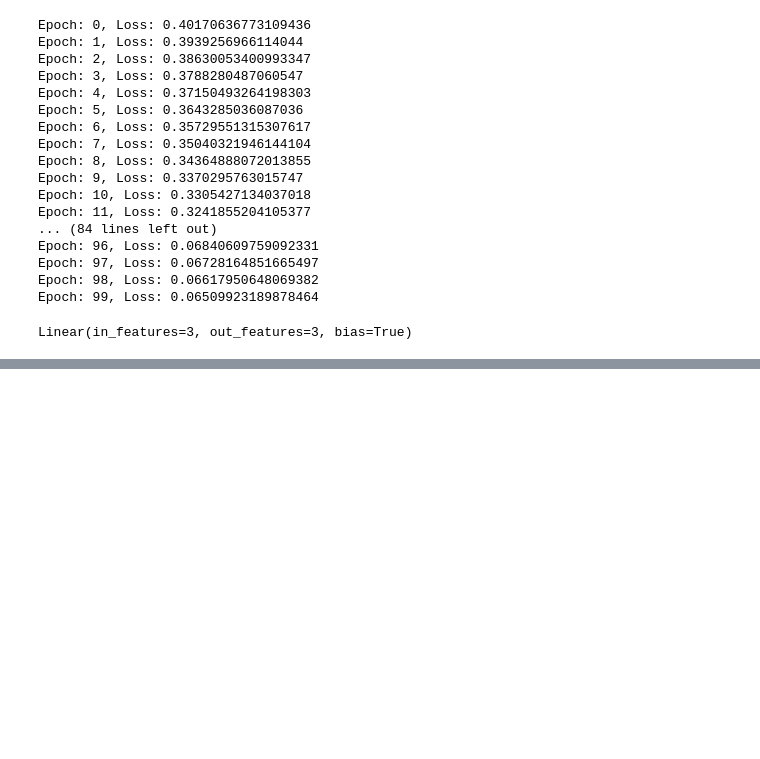
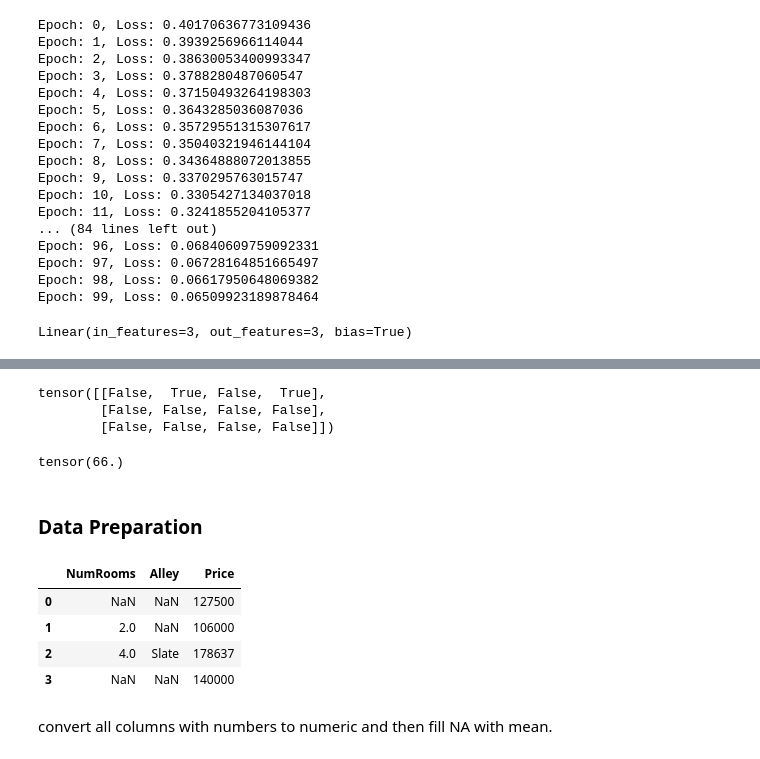
Before and after one commit to Neermita18/Deep-Learning, a Jupyter notebook: Basics.ipynb, the cells around one changed output, grey strips where cells are left out. Drawn from its saved outputs; the diff is of its cells as text; code cells hidden in the pictures; blank space fills up the shorter version.

```diff
--- a/Basics.ipynb
+++ b/Basics.ipynb
@@ -174,0 +228,12 @@ Linear(in_features=3, out_features=3, bias=True)
+# %%
+X==Y
+# %% [output]
+tensor([[False,  True, False,  True],
+        [False, False, False, False],
+        [False, False, False, False]])
+# %%
+X.sum()
+# %% [output]
+tensor(66.)
+# %% [markdown]
+### Data Preparation
@@ -174,0 +250,12 @@ Linear(in_features=3, out_features=3, bias=True)
+# %%
+data= pd.read_csv("/data/house_tiny.csv")
+# %%
+data
+# %% [output]
+|  | NumRooms | Alley | Price |
+| 0 | NaN | NaN | 127500 |
+| 1 | 2.0 | NaN | 106000 |
+| 2 | 4.0 | Slate | 178637 |
+| 3 | NaN | NaN | 140000 |
+# %% [markdown]
+convert all columns with numbers to numeric and then fill NA with mean.
```
Also changed, not shown: parts of 19 cells of this notebook.
